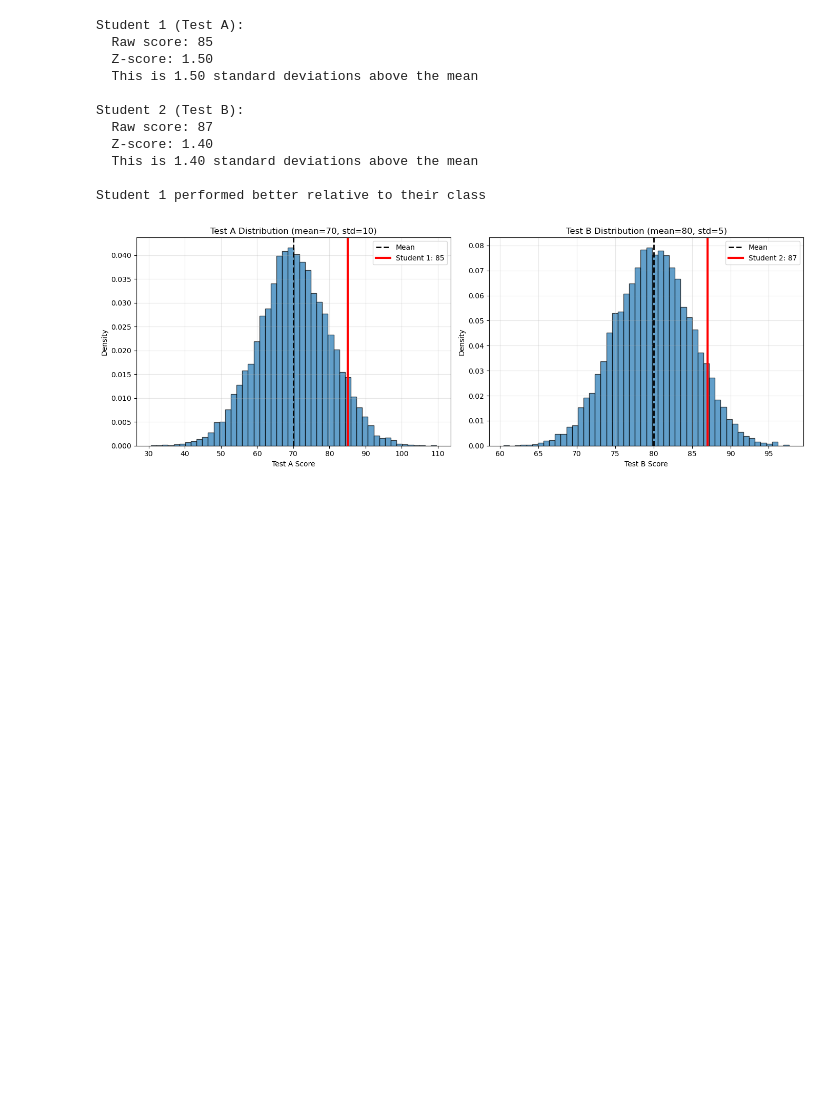
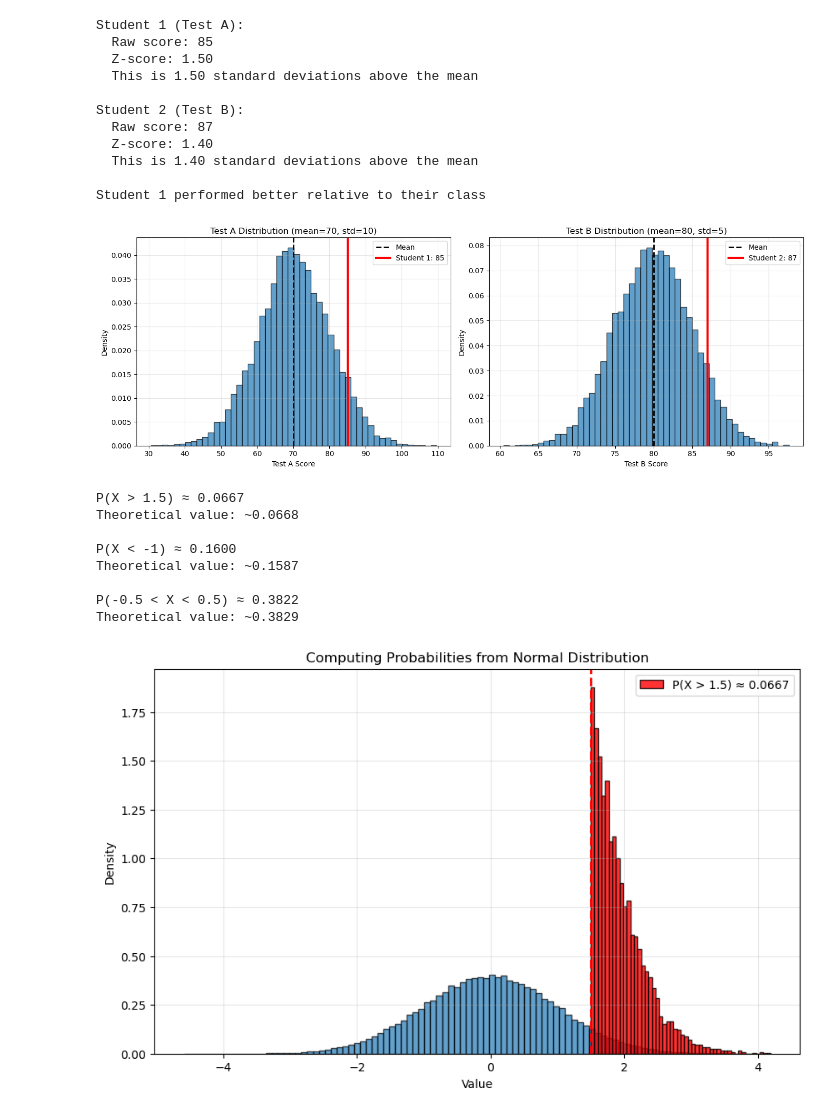
Before and after one commit to Rey3300/PINN-ML-Learning, a Jupyter notebook: week1-python-probability/day4-probability-normal-distributions.ipynb, the cells around one changed output. Cells and saved outputs as stored; diff of their text form; code cells hidden in the pictures; blank space fills up the shorter version.

Commit message:
More on normal distributions

```diff
--- a/week1-python-probability/day4-probability-normal-distributions.ipynb
+++ b/week1-python-probability/day4-probability-normal-distributions.ipynb
@@ -140,3 +140,49 @@ Student 2 (Test B):
 
 Student 1 performed better relative to their class
 [figure]
+# %%
+
+# Question: For N(0,1), what is P(X > 1.5)?
+
+samples = np.random.normal(0, 1, 100000)
+prob_greater_than_1_5 = np.mean(samples > 1.5)
+
+print(f"P(X > 1.5) ≈ {prob_greater_than_1_5:.4f}")
+print(f"Theoretical value: ~0.0668")
+
+# Question: What is P(X < -1)?
+prob_less_than_minus_1 = np.mean(samples < -1)
+print(f"\nP(X < -1) ≈ {prob_less_than_minus_1:.4f}")
+print(f"Theoretical value: ~0.1587")
+
+# Question: What is P(-0.5 < X < 0.5)?
+prob_between = np.mean((samples > -0.5) & (samples < 0.5))
+print(f"\nP(-0.5 < X < 0.5) ≈ {prob_between:.4f}")
+print(f"Theoretical value: ~0.3829")
+
+# Visualize one of these
+plt.figure(figsize=(10, 6))
+plt.hist(samples, bins=100, density=True, alpha=0.7, edgecolor='black')
+
+# Shade region where X > 1.5
+x_shade = samples[samples > 1.5]
+plt.hist(x_shade, bins=50, density=True, alpha=0.8, color='red',
+         edgecolor='black', label=f'P(X > 1.5) ≈ {prob_greater_than_1_5:.4f}')
+
+plt.axvline(1.5, color='red', linestyle='--', linewidth=2)
+plt.xlabel('Value')
+plt.ylabel('Density')
+plt.title('Computing Probabilities from Normal Distribution')
+plt.legend()
+plt.grid(True, alpha=0.3)
+plt.show()
+# %% [output]
+P(X > 1.5) ≈ 0.0667
+Theoretical value: ~0.0668
+
+P(X < -1) ≈ 0.1600
+Theoretical value: ~0.1587
+
+P(-0.5 < X < 0.5) ≈ 0.3822
+Theoretical value: ~0.3829
+[figure, added]
```
Also changed, not shown: parts of 2 cells of this notebook.
